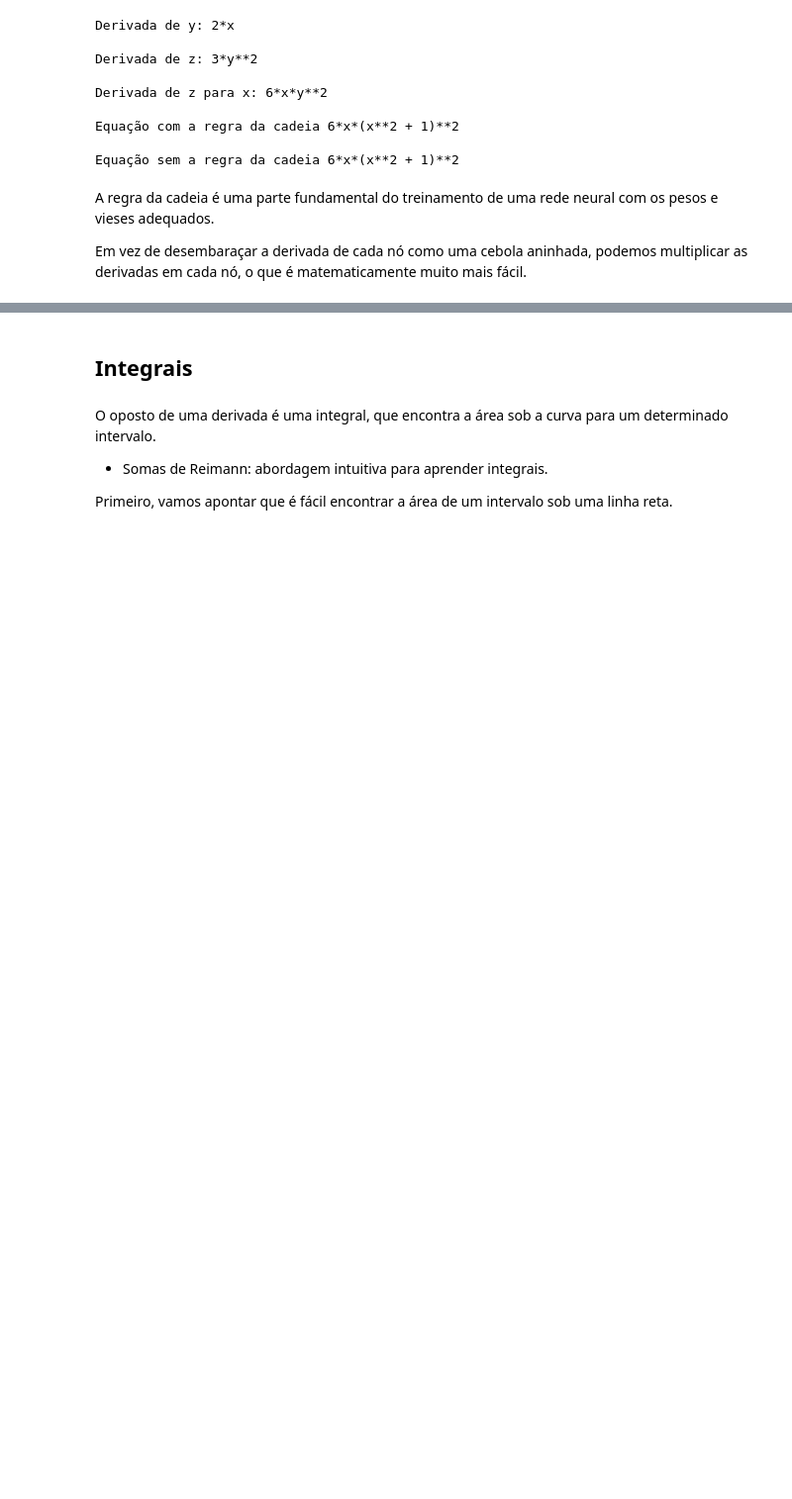
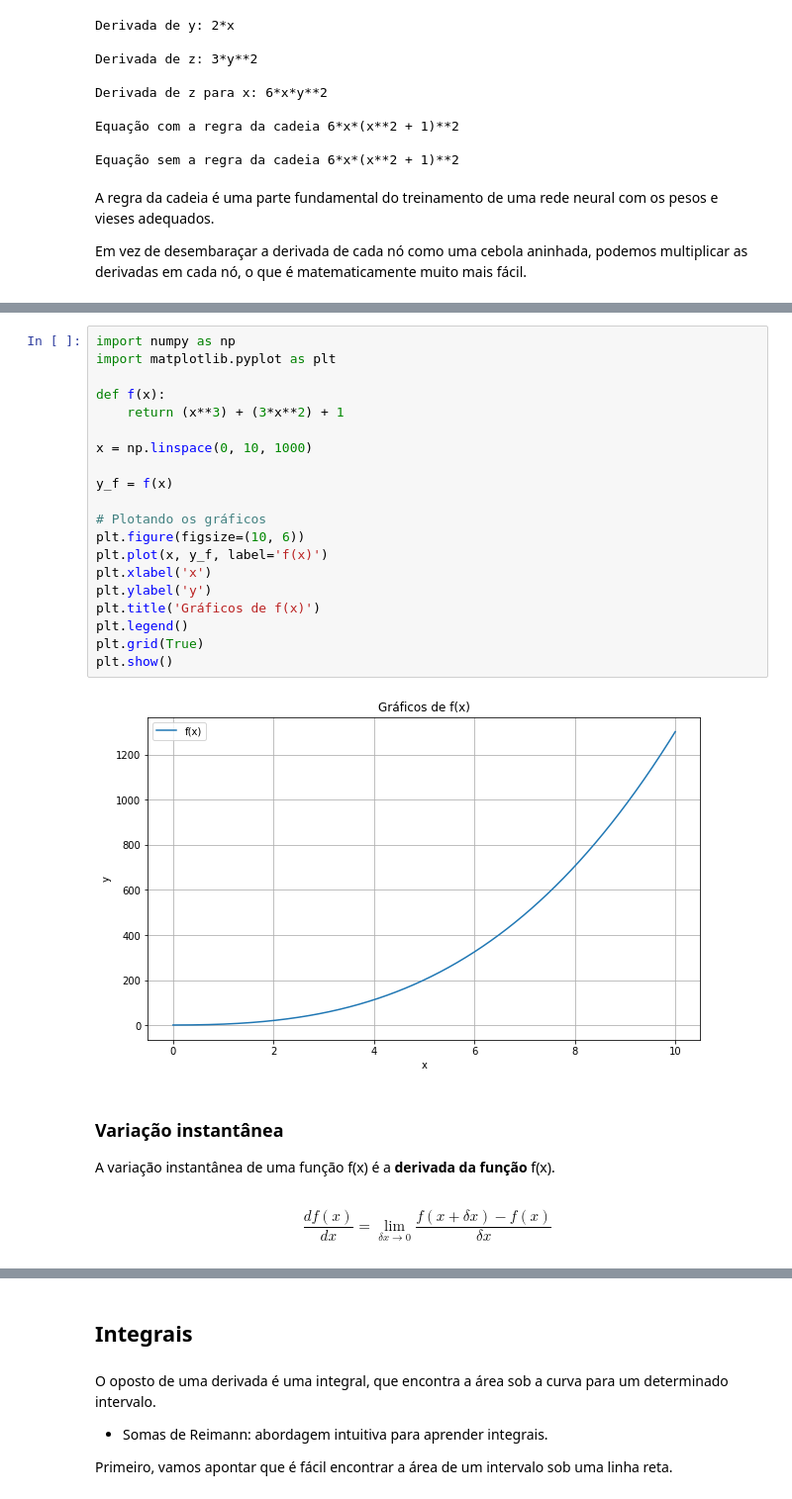
Before and after one commit to FranciscoFoz/math-stats-training, a Jupyter notebook: Matemática/matematica_basica.ipynb, the cells around one changed output, grey strips where cells are left out. Shown at 99% size. Cells and saved outputs as stored; diff of their text form; blank space fills up the shorter version.

```diff
--- a/Matemática/matematica_basica.ipynb
+++ b/Matemática/matematica_basica.ipynb
@@ -769,0 +805,28 @@ mais fácil.
+# %%
+import numpy as np
+import matplotlib.pyplot as plt
+
+def f(x):
+    return (x**3) + (3*x**2) + 1
+
+x = np.linspace(0, 10, 1000)
+
+y_f = f(x)
+
+# Plotando os gráficos
+plt.figure(figsize=(10, 6))
+plt.plot(x, y_f, label='f(x)')
+plt.xlabel('x')
+plt.ylabel('y')
+plt.title('Gráficos de f(x)')
+plt.legend()
+plt.grid(True)
+plt.show()
+# %% [output]
+[figure, added]
+# %% [markdown]
+### Variação instantânea
+
+A variação instantânea de uma função f(x) é a **derivada da função** f(x).
+# %% [markdown]
+$$ \frac{df(x)}{dx} = \lim_{\delta x \to 0} \frac{f(x + \delta x) - f(x)}{\delta x}$$
```
Also changed, not shown: parts of 9 cells of this notebook.
